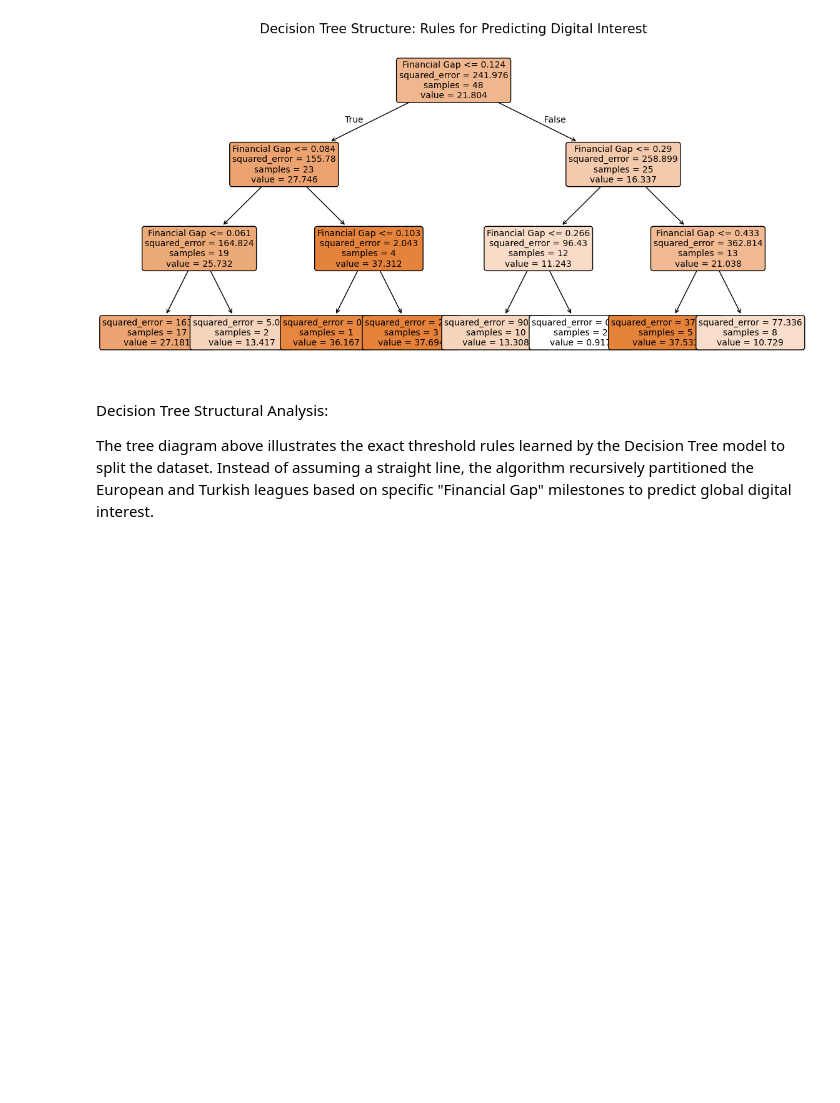
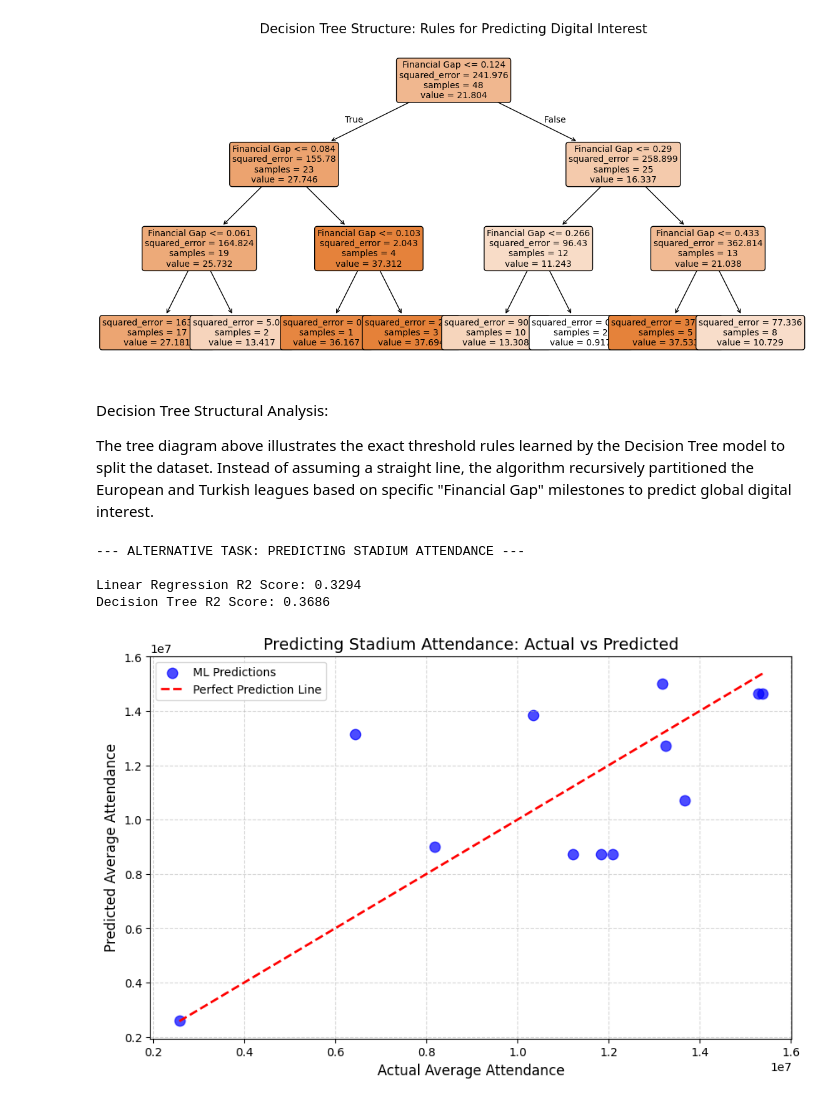
Before and after one commit to YusufAbdil03/DSA210_TermProject-2025-2026_Spring-, a Jupyter notebook: codes/ML_Analysis.ipynb, the cells around one changed output. Drawn from its saved outputs; the diff is of its cells as text; code cells hidden in the pictures; blank space fills up the shorter version.

Commit message:
Added one alternative working (hopefully) prediction task after feedback.

```diff
--- a/codes/ML_Analysis.ipynb
+++ b/codes/ML_Analysis.ipynb
@@ -130,3 +130,57 @@ plt.show()
 Decision Tree Structural Analysis:
 
 The tree diagram above illustrates the exact threshold rules learned by the Decision Tree model to split the dataset. Instead of assuming a straight line, the algorithm recursively partitioned the European and Turkish leagues based on specific "Financial Gap" milestones to predict global digital interest.
+# %%
+ml_data_new = []
+for (year, league), group in df.groupby(['Year', 'League']):
+    total_mv = group['MarketValue_M_Euro'].sum()
+    sorted_mv = group.sort_values(by='MarketValue_M_Euro', ascending=False)['MarketValue_M_Euro'].values
+    gap = sorted_mv[0] - sorted_mv[1] if len(sorted_mv) >= 2 else 0
+    attendance = group['League_Avg_Attendance'].iloc[0]
+    google_interest = group['League_Google_Interest'].iloc[0]
+
+    ml_data_new.append({
+        'Total_MarketValue': total_mv,
+        'Financial_Gap': gap,
+        'Google_Interest': google_interest,
+        'Attendance': attendance
+    })
+
+ml_df_new = pd.DataFrame(ml_data_new).dropna()
+
+X_new = ml_df_new[['Total_MarketValue', 'Google_Interest']]
+y_new = ml_df_new['Attendance']
+
+X_train_n, X_test_n, y_train_n, y_test_n = train_test_split(X_new, y_new, test_size=0.2, random_state=42)
+
+print("--- ALTERNATIVE TASK: PREDICTING STADIUM ATTENDANCE ---\n")
+
+lr_model_new = LinearRegression()
+lr_model_new.fit(X_train_n, y_train_n)
+y_pred_lr_n = lr_model_new.predict(X_test_n)
+print(f"Linear Regression R2 Score: {r2_score(y_test_n, y_pred_lr_n):.4f}")
+
+dt_model_new = DecisionTreeRegressor(random_state=42)
+dt_model_new.fit(X_train_n, y_train_n)
+y_pred_dt_n = dt_model_new.predict(X_test_n)
+print(f"Decision Tree R2 Score: {r2_score(y_test_n, y_pred_dt_n):.4f}")
+
+plt.figure(figsize=(10, 6))
+plt.scatter(y_test_n, y_pred_dt_n, color='blue', alpha=0.7, s=80, label='ML Predictions')
+
+max_val = max(y_test_n.max(), y_pred_dt_n.max())
+min_val = min(y_test_n.min(), y_pred_dt_n.min())
+plt.plot([min_val, max_val], [min_val, max_val], color='red', linestyle='--', linewidth=2, label='Perfect Prediction Line')
+
+plt.title("Predicting Stadium Attendance: Actual vs Predicted", fontsize=14)
+plt.xlabel("Actual Average Attendance", fontsize=12)
+plt.ylabel("Predicted Average Attendance", fontsize=12)
+plt.legend()
+plt.grid(True, linestyle='--', alpha=0.5)
+plt.show()
+# %% [output]
+--- ALTERNATIVE TASK: PREDICTING STADIUM ATTENDANCE ---
+
+Linear Regression R2 Score: 0.3294
+Decision Tree R2 Score: 0.3686
+[figure, added]
```
Also changed, not shown: parts of 1 cell of this notebook.
